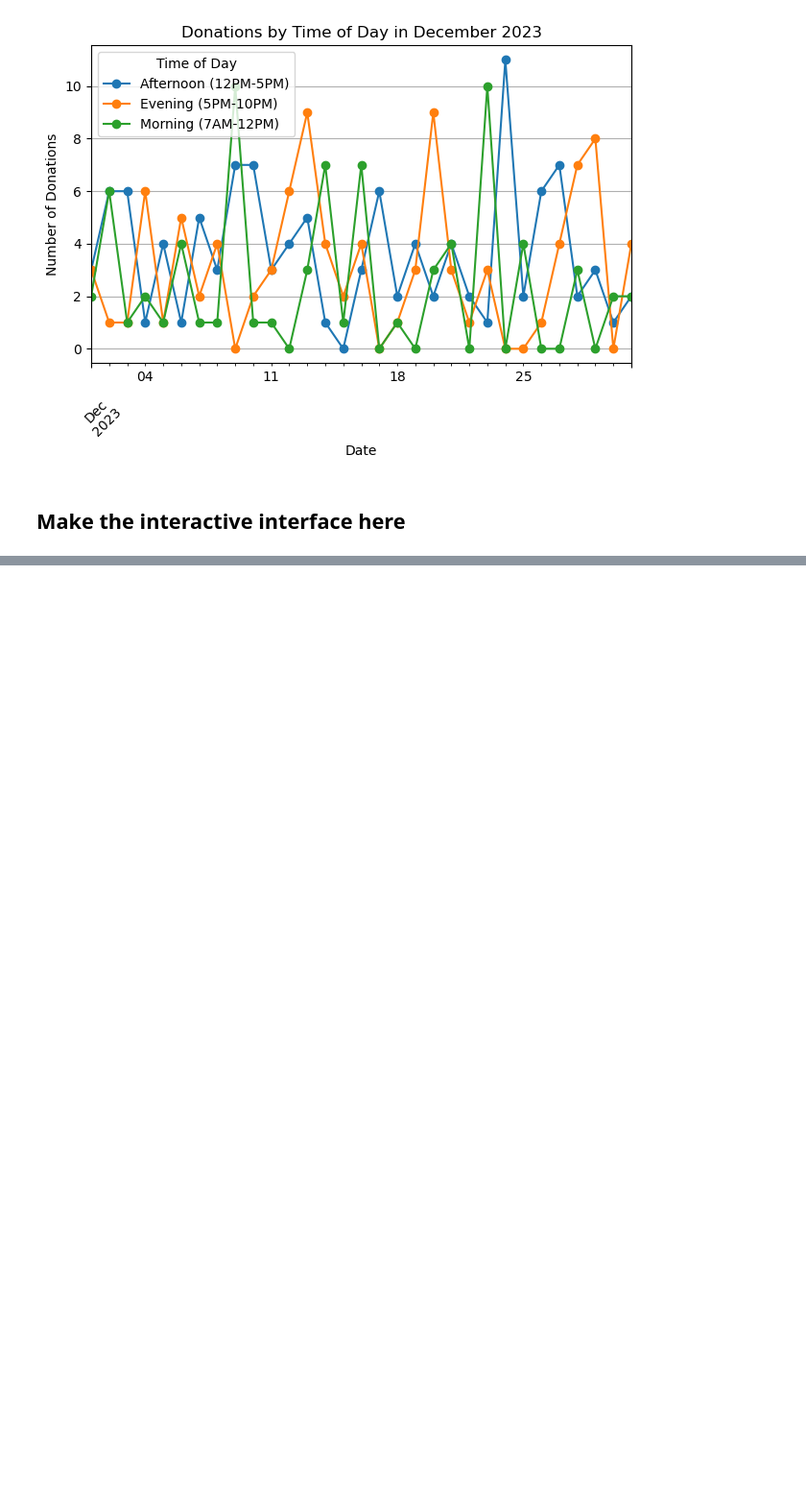
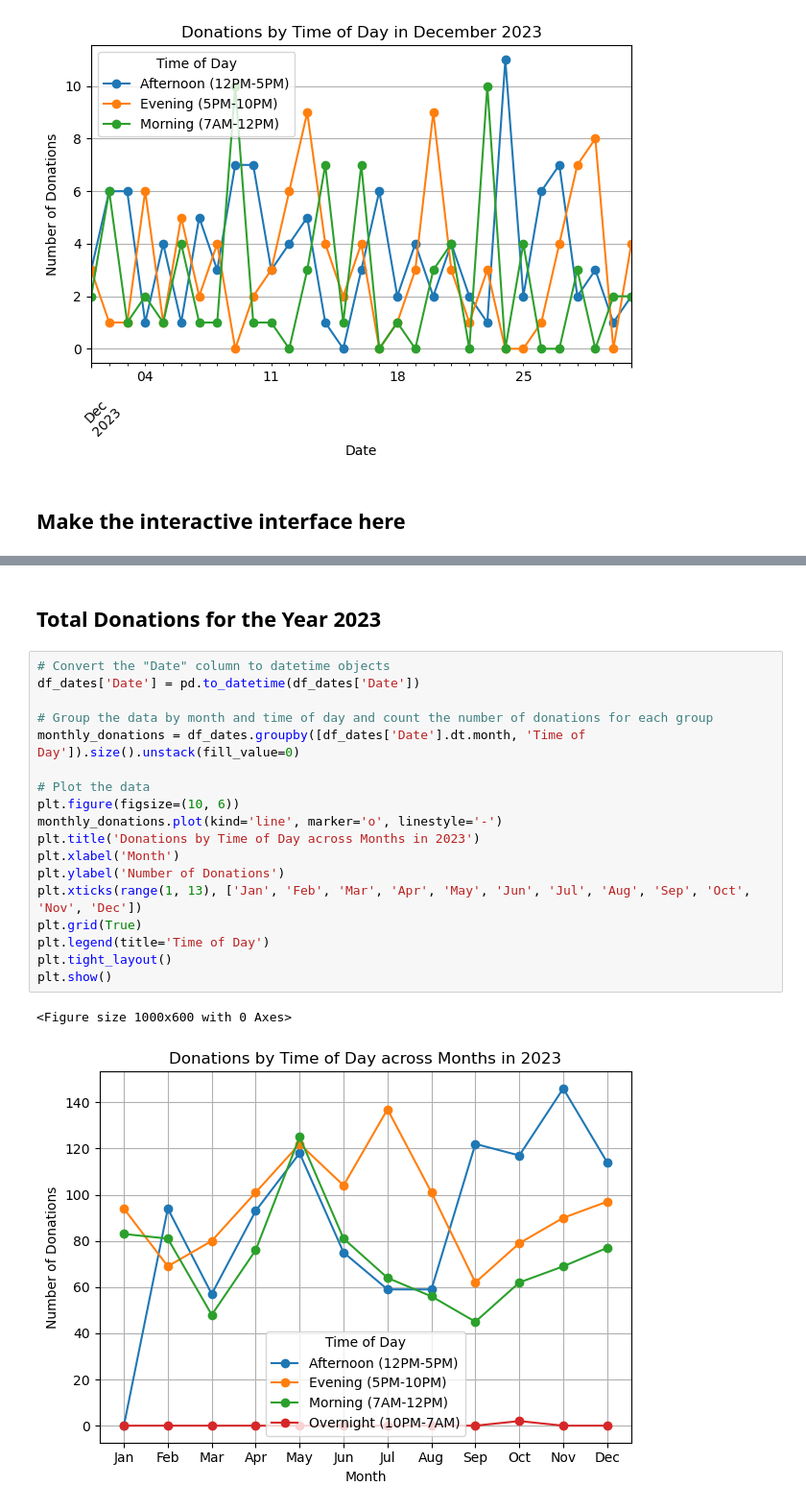
Before and after one commit to vjayne93/project-3-blue-team, a Jupyter notebook: fridgefill_MH.ipynb, the cells around one changed output, grey strips where cells are left out. Shown at 96% size. Drawn from its saved outputs; the diff is of its cells as text; blank space fills up the shorter version.

```diff
--- a/fridgefill_MH.ipynb
+++ b/fridgefill_MH.ipynb
@@ -452,3 +450,26 @@ interact(plot_donations_by_month, month=widgets.Dropdown(options=months, descrip
 # %% [output]
 interactive(children=(Dropdown(description='Month:', options=(1, 2, 3, 4, 5, 6, 7, 8, 9, 10, 11, 12), value=1)…
 <function __main__.plot_donations_by_month(month)>
+# %% [markdown]
+## Total Donations for the Year 2023
+# %%
+# Convert the "Date" column to datetime objects
+df_dates['Date'] = pd.to_datetime(df_dates['Date'])
+
+# Group the data by month and time of day and count the number of donations for each group
+monthly_donations = df_dates.groupby([df_dates['Date'].dt.month, 'Time of Day']).size().unstack(fill_value=0)
+
+# Plot the data
+plt.figure(figsize=(10, 6))
+monthly_donations.plot(kind='line', marker='o', linestyle='-')
+plt.title('Donations by Time of Day across Months in 2023')
+plt.xlabel('Month')
+plt.ylabel('Number of Donations')
+plt.xticks(range(1, 13), ['Jan', 'Feb', 'Mar', 'Apr', 'May', 'Jun', 'Jul', 'Aug', 'Sep', 'Oct', 'Nov', 'Dec'])
+plt.grid(True)
+plt.legend(title='Time of Day')
+plt.tight_layout()
+plt.show()
+# %% [output]
+<Figure size 1000x600 with 0 Axes>
+[figure, added]
```
Also changed, not shown: parts of 3 cells of this notebook.
